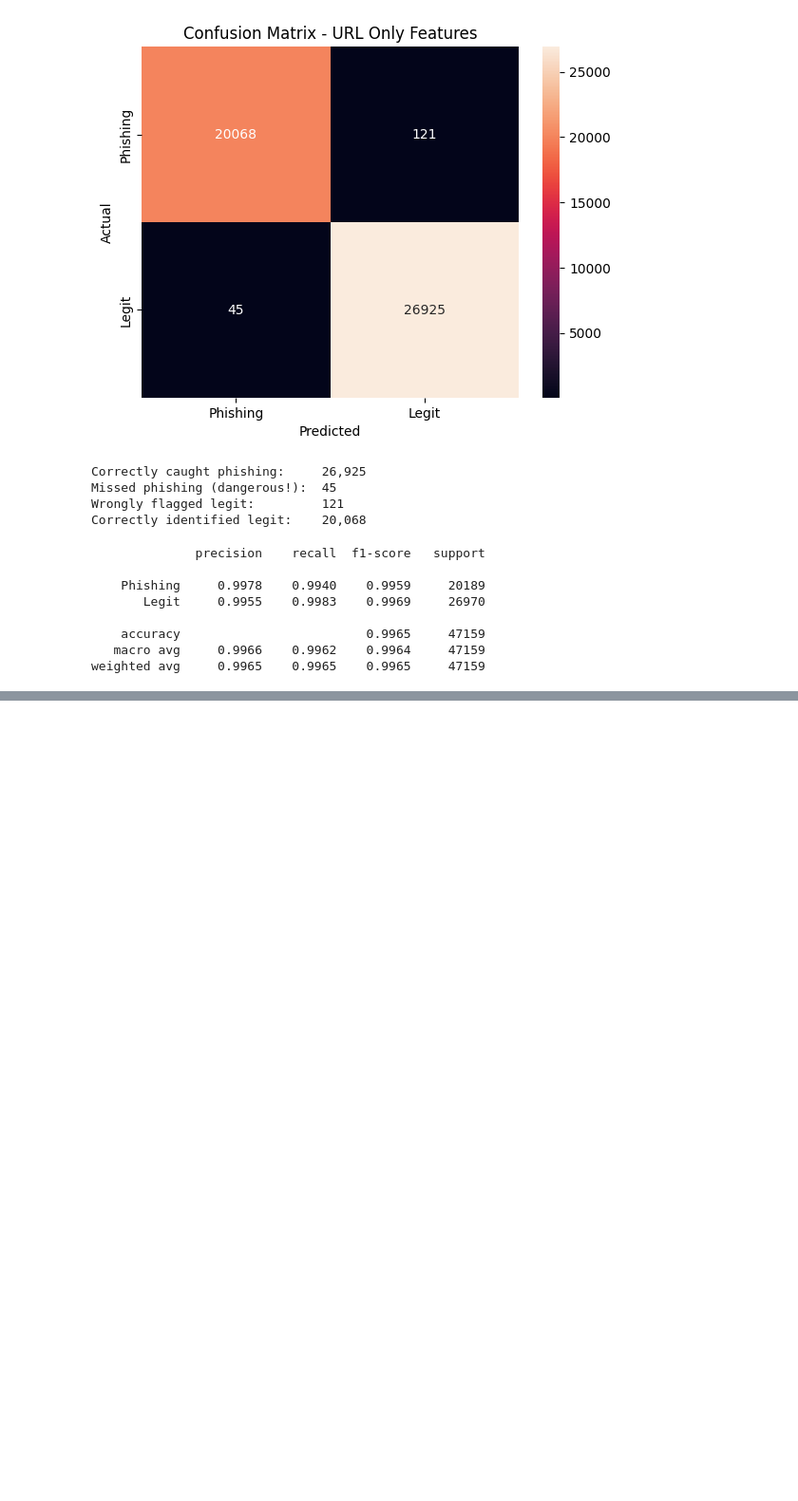
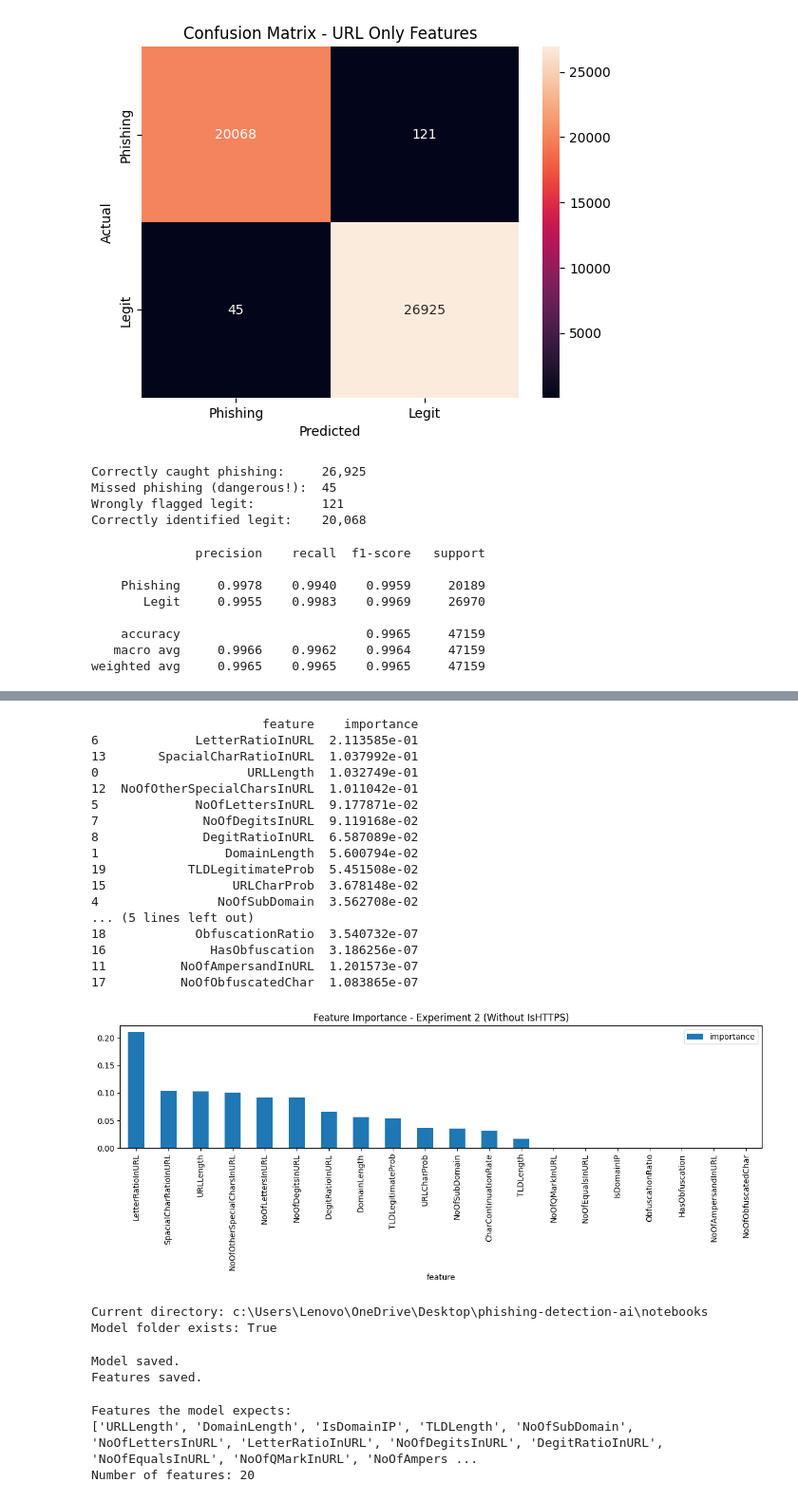
Before and after one commit to chustinecantal/Phishing-Detection-AI, a Jupyter notebook: notebooks/01_eda.ipynb, the cells around one changed output, grey strips where cells are left out. Shown at 95% size. Saved outputs shown, nothing was run; the diff lists cells and outputs as text; code cells hidden in the pictures; blank space fills up the shorter version.

```diff
--- a/notebooks/01_eda.ipynb
+++ b/notebooks/01_eda.ipynb
@@ -373,0 +456,71 @@ weighted avg     0.9965    0.9965    0.9965     47159
+# %%
+# Feature Importance - Experiment 2 (without IsHTTPS)
+importances_exp2 = model_exp2.feature_importances_
+
+fi_df_exp2 = pd.DataFrame({
+    'feature': url_features_exp2,
+    'importance': importances_exp2
+}).sort_values('importance', ascending=False)
+
+print(fi_df_exp2)
+
+fi_df_exp2.plot(kind='bar', x='feature', y='importance', figsize=(12,5))
+plt.title('Feature Importance - Experiment 2 (Without IsHTTPS)')
+plt.tight_layout()
+plt.show()
+# %% [output]
+                       feature    importance
+6             LetterRatioInURL  2.113585e-01
+13       SpacialCharRatioInURL  1.037992e-01
+0                    URLLength  1.032749e-01
+12  NoOfOtherSpecialCharsInURL  1.011042e-01
+5             NoOfLettersInURL  9.177871e-02
+7              NoOfDegitsInURL  9.119168e-02
+8              DegitRatioInURL  6.587089e-02
+1                 DomainLength  5.600794e-02
+19           TLDLegitimateProb  5.451508e-02
+15                 URLCharProb  3.678148e-02
+4                NoOfSubDomain  3.562708e-02
+... (5 lines left out)
+18            ObfuscationRatio  3.540732e-07
+16              HasObfuscation  3.186256e-07
+11          NoOfAmpersandInURL  1.201573e-07
+17          NoOfObfuscatedChar  1.083865e-07
+[figure, added]
+# %%
+import os
+
+# Check current location
+print("Current directory:", os.getcwd())
+
+# Check if model folder exists
+print("Model folder exists:", os.path.exists('../model'))
+# %% [output]
+Current directory: c:\Users\Lenovo\OneDrive\Desktop\phishing-detection-ai\notebooks
+Model folder exists: True
+# %%
+import joblib
+
+# Save the model
+joblib.dump(model_exp2, '../model/phishing_model.pkl')
+
+# Save the feature list (very important for API)
+joblib.dump(url_features_exp2, '../model/feature_names.pkl')
+
+print("Model saved.")
+print("Features saved.")
+# %% [output]
+Model saved.
+Features saved.
+# %%
+# Load it back and test
+model_loaded = joblib.load('../model/phishing_model.pkl')
+features_loaded = joblib.load('../model/feature_names.pkl')
+
+print("Features the model expects:")
+print(features_loaded)
+print("Number of features:", len(features_loaded))
+# %% [output]
+Features the model expects:
+['URLLength', 'DomainLength', 'IsDomainIP', 'TLDLength', 'NoOfSubDomain', 'NoOfLettersInURL', 'LetterRatioInURL', 'NoOfDegitsInURL', 'DegitRatioInURL', 'NoOfEqualsInURL', 'NoOfQMarkInURL', 'NoOfAmpers ...
+Number of features: 20
```
Also changed, not shown: parts of 3 cells of this notebook, 2 other files.
